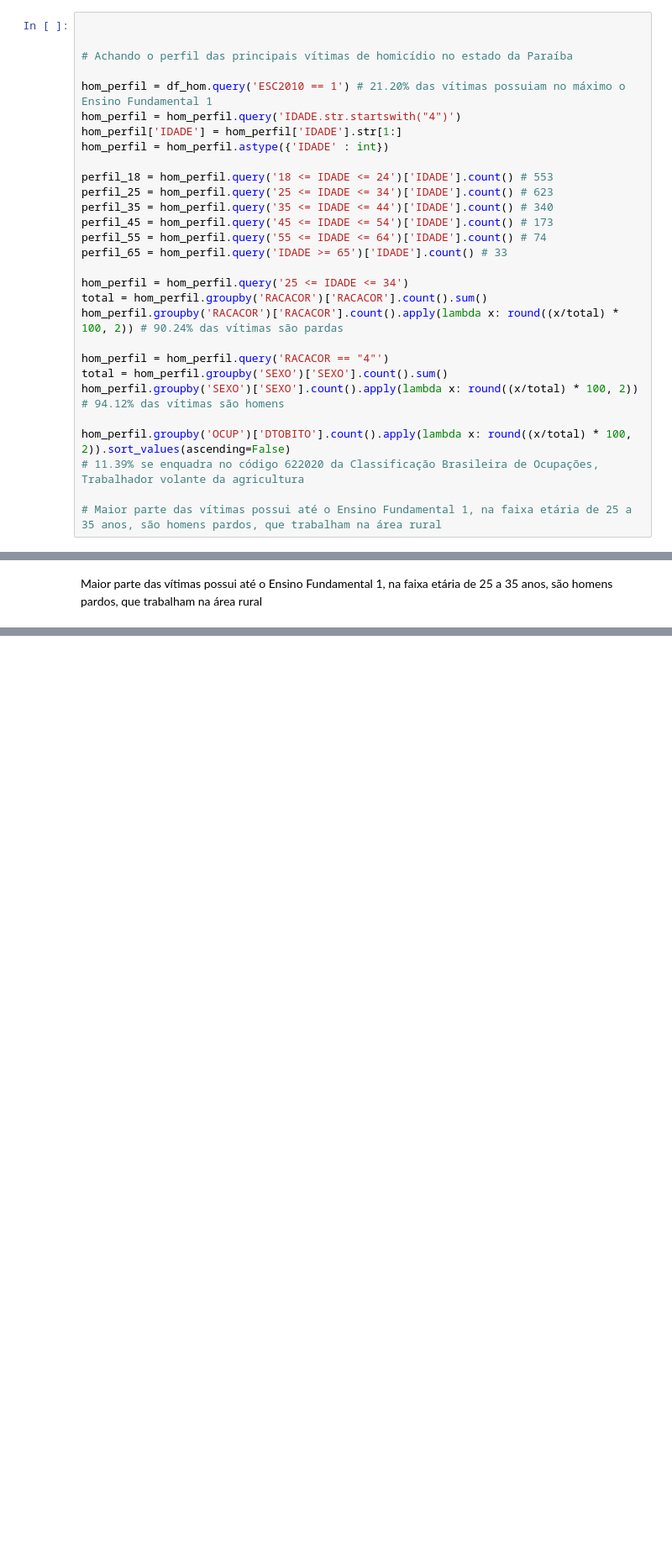
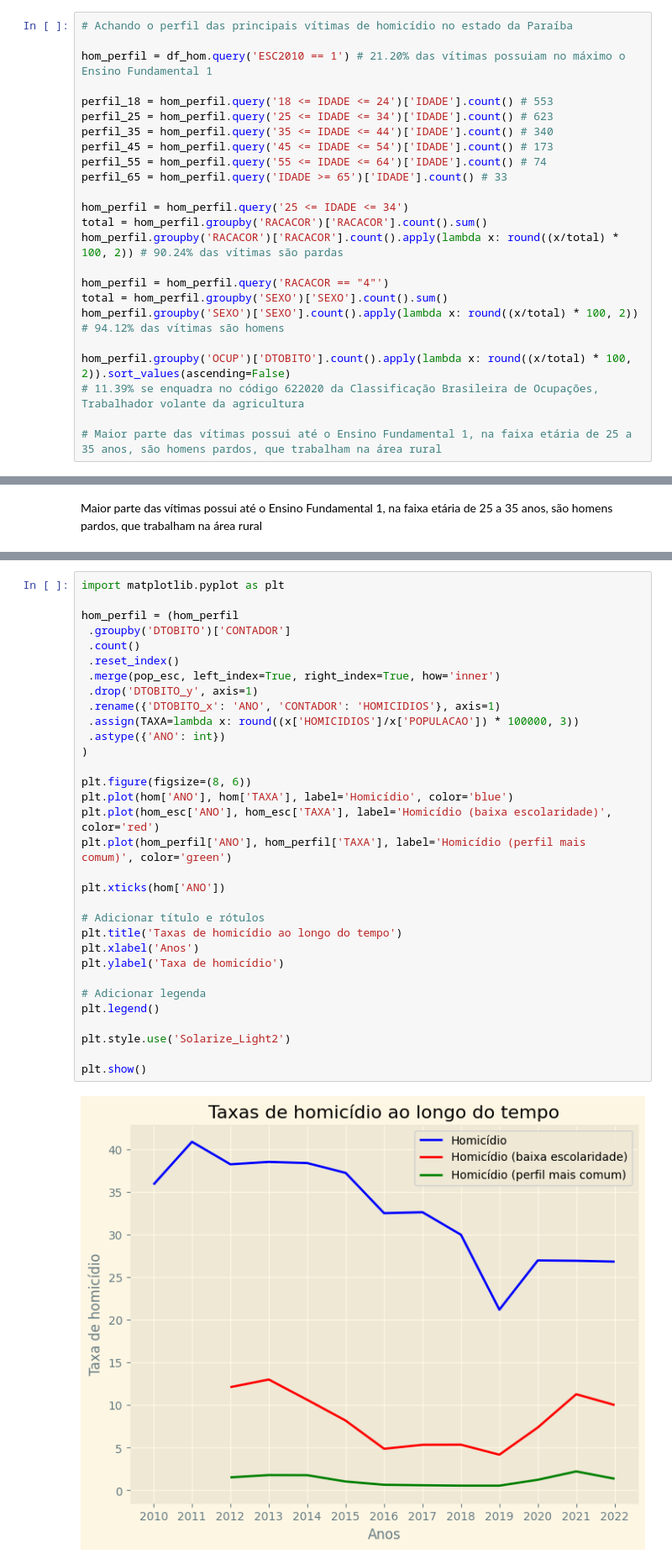
Before and after one commit to iagonmic/taxa-homicidio-pb, a Jupyter notebook: analise.ipynb, the cells around one changed output, grey strips where cells are left out. Shown at 84% size. Cells and saved outputs as stored; diff of their text form; blank space fills up the shorter version.

```diff
--- a/analise.ipynb
+++ b/analise.ipynb
@@ -498,14 +546,9 @@ len(df_hom_base.groupby('OCUP')['DTOBITO'].count().sort_values(ascending=False).
 # %% [markdown]
 # Encontrando um perfil das vítimas
 # %%
-
-
 # Achando o perfil das principais vítimas de homicídio no estado da Paraíba
 
 hom_perfil = df_hom.query('ESC2010 == 1') # 21.20% das vítimas possuiam no máximo o Ensino Fundamental 1
-hom_perfil = hom_perfil.query('IDADE.str.startswith("4")')
-hom_perfil['IDADE'] = hom_perfil['IDADE'].str[1:]
-hom_perfil = hom_perfil.astype({'IDADE' : int})
 
 perfil_18 = hom_perfil.query('18 <= IDADE <= 24')['IDADE'].count() # 553
 perfil_25 = hom_perfil.query('25 <= IDADE <= 34')['IDADE'].count() # 623
@@ -530,0 +594,34 @@ Maior parte das vítimas possui até o Ensino Fundamental 1, na faixa etária de
+# %%
+import matplotlib.pyplot as plt
+
+hom_perfil = (hom_perfil
+ .groupby('DTOBITO')['CONTADOR']
+ .count()
+ .reset_index()
+ .merge(pop_esc, left_index=True, right_index=True, how='inner')
+ .drop('DTOBITO_y', axis=1)
+ .rename({'DTOBITO_x': 'ANO', 'CONTADOR': 'HOMICIDIOS'}, axis=1)
+ .assign(TAXA=lambda x: round((x['HOMICIDIOS']/x['POPULACAO']) * 100000, 3))
+ .astype({'ANO': int})
+)
+
+plt.figure(figsize=(8, 6))
+plt.plot(hom['ANO'], hom['TAXA'], label='Homicídio', color='blue')
+plt.plot(hom_esc['ANO'], hom_esc['TAXA'], label='Homicídio (baixa escolaridade)', color='red')
+plt.plot(hom_perfil['ANO'], hom_perfil['TAXA'], label='Homicídio (perfil mais comum)', color='green')
+
+plt.xticks(hom['ANO'])
+
+# Adicionar título e rótulos
+plt.title('Taxas de homicídio ao longo do tempo')
+plt.xlabel('Anos')
+plt.ylabel('Taxa de homicídio')
+
+# Adicionar legenda
+plt.legend()
+
+plt.style.use('Solarize_Light2')
+
+plt.show()
+# %% [output]
+[figure, added]
```
Also changed, not shown: parts of 37 cells of this notebook, 1 other file.
